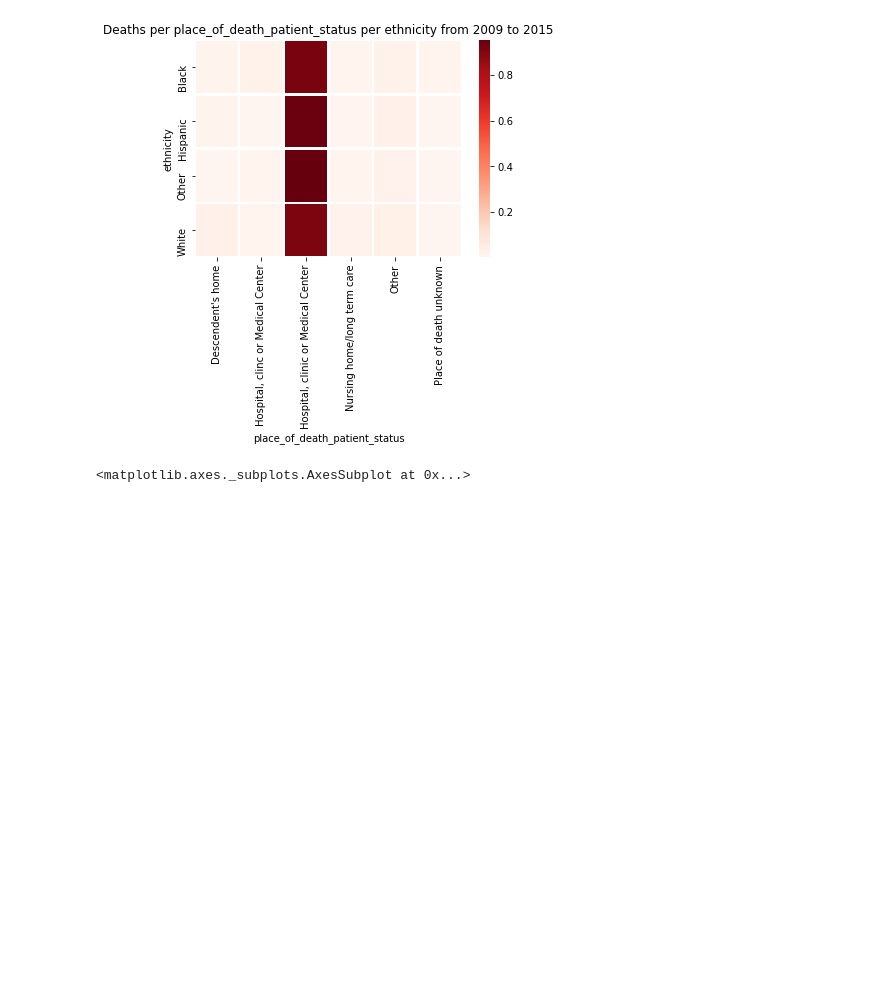
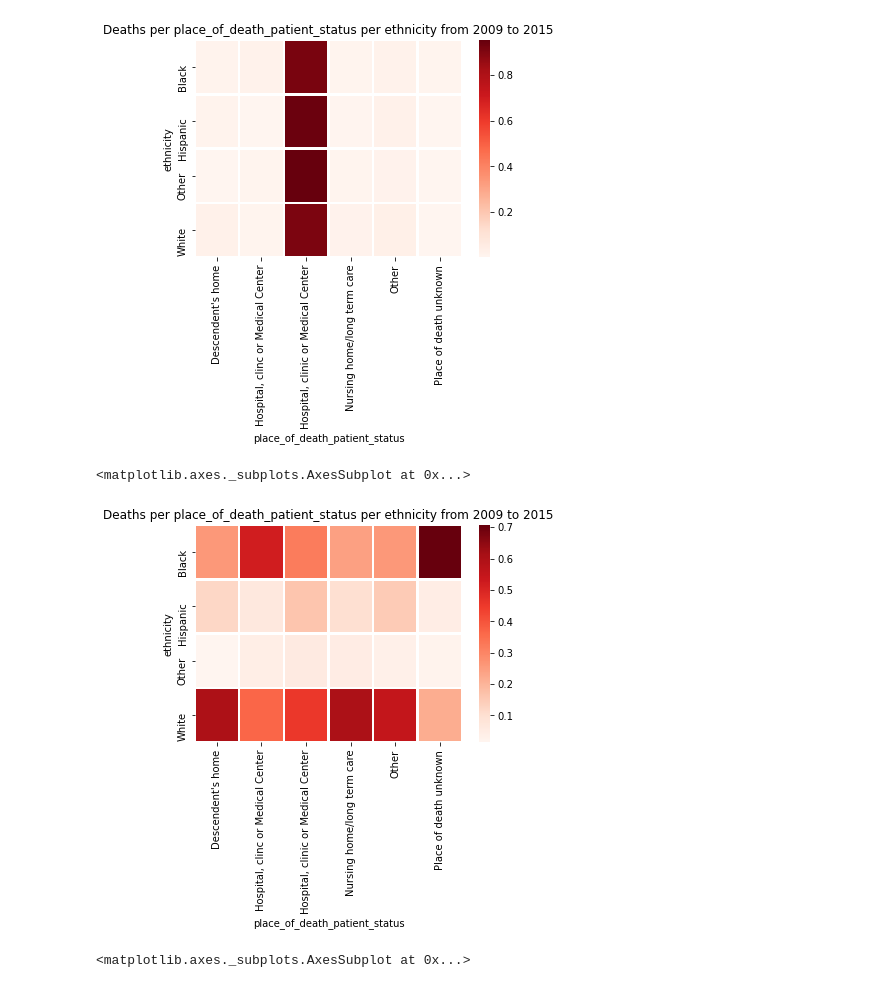
Before and after one commit to andrezafeu/maternal_mortality, a Jupyter notebook: EDA.ipynb, the cells around one changed output. Cells and saved outputs as stored; diff of their text form; code cells hidden in the pictures; blank space fills up the shorter version.

```diff
--- a/EDA.ipynb
+++ b/EDA.ipynb
@@ -407,11 +425,11 @@ Text(0.5, 1.0, 'Deaths per year per ethnicity as a % of total deaths')
 # %% [markdown]
 # Do different races/ethnicities die of the same causes proportionally?
 # %%
-def create_ethnicity_heatmap(df, column):
+def create_ethnicity_heatmap(df, column, normalization):
     event_count_table = pd.crosstab(
         index=df['ethnicity'],
         columns=df[column],
-        normalize='index'
+        normalize=normalization
     )
 
     hmap = sns.heatmap(event_count_table, cmap=color_scheme, linewidths=1.5)
@@ -423,4 +441,9 @@ create_ethnicity_heatmap(df, 'place_of_death_patient_status')
 # %% [output]
 <matplotlib.axes._subplots.AxesSubplot at 0x...>
 [figure]
+# %%
+create_ethnicity_heatmap(df, 'place_of_death_patient_status', 'columns')
+# %% [output]
+<matplotlib.axes._subplots.AxesSubplot at 0x...>
+[figure, added]
 # %%
```
Also changed, not shown: parts of 17 cells of this notebook, 1 other file.
